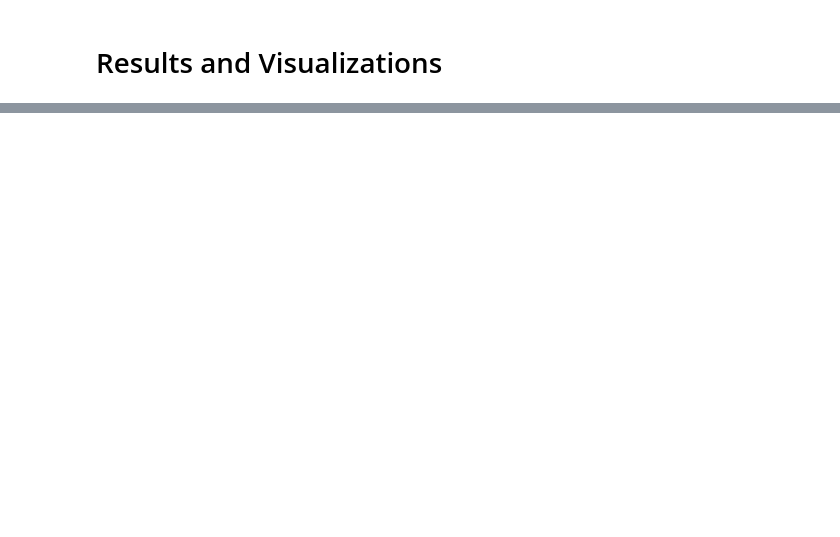
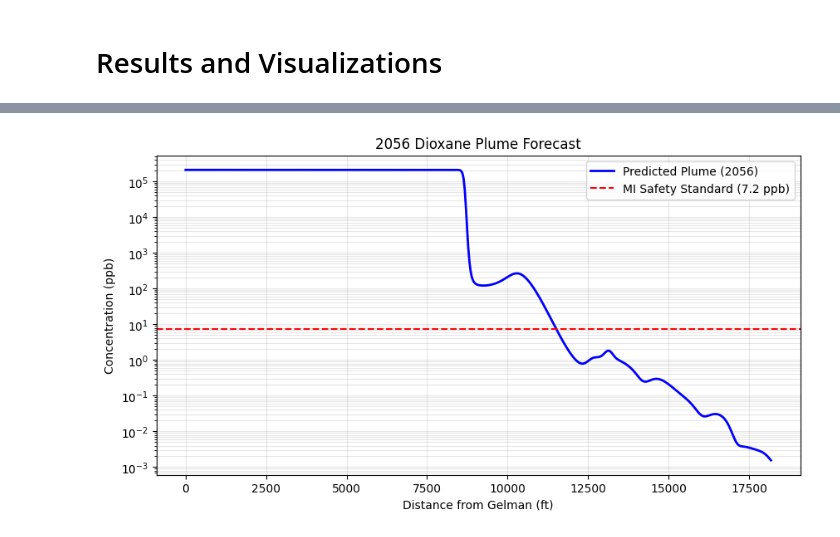
Before and after one commit to mgopal64/pinn-gelman-dioxane-modeling, a Jupyter notebook: GelmanPlumePINNPresentation.ipynb, the cells around one changed output, grey strips where cells are left out. Drawn from its saved outputs; the diff is of its cells as text; code cells hidden in the pictures; blank space fills up the shorter version.

```diff
--- a/GelmanPlumePINNPresentation.ipynb
+++ b/GelmanPlumePINNPresentation.ipynb
@@ -347,3 +393,28 @@ plt.show()
+# %%
+# time_grid and space_grid
+x_grid = torch.linspace(0,1,500, device=device).view(-1,1)
+t_2056 = torch.ones_like(x_grid)*1.0
+
+with torch.no_grad():
+    c_norm = model(x_grid, t_2056).cpu().numpy()
+
+# de-normalizing ***
+C_LOG_MAX = np.log10(212000 + 1)
+c_ppb = 10**(c_norm * C_LOG_MAX) - 1
+x_feet = x_grid.cpu().numpy() * X_MAX_DIST
+
+plt.figure(figsize=(10, 5))
+plt.plot(x_feet, c_ppb,label='Predicted Plume (2056)', color='blue', linewidth=2)
+plt.axhline(y=7.2, color='red', linestyle='--', label='MI Safety Standard (7.2 ppb)')
+plt.yscale('log')
+plt.xlabel('Distance from Gelman (ft)')
+plt.ylabel('Concentration (ppb)')
+plt.title('2056 Dioxane Plume Forecast')
+plt.legend()
+plt.grid(True, which="both", alpha=0.3)
+plt.show()
+# %% [output]
+[figure, added]
 # %%
 X_NORM_TARGET = 18178.0 / X_MAX_DIST
 threshold_norm = np.log10(7.2 + 1) / C_LOG_MAX
```
Also changed, not shown: parts of 10 cells of this notebook.
